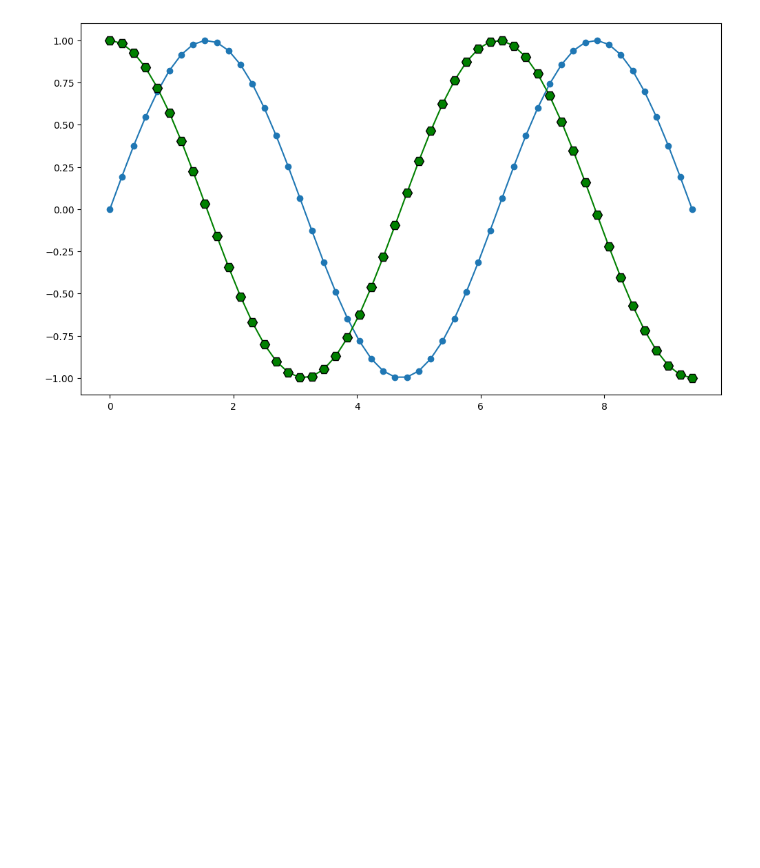
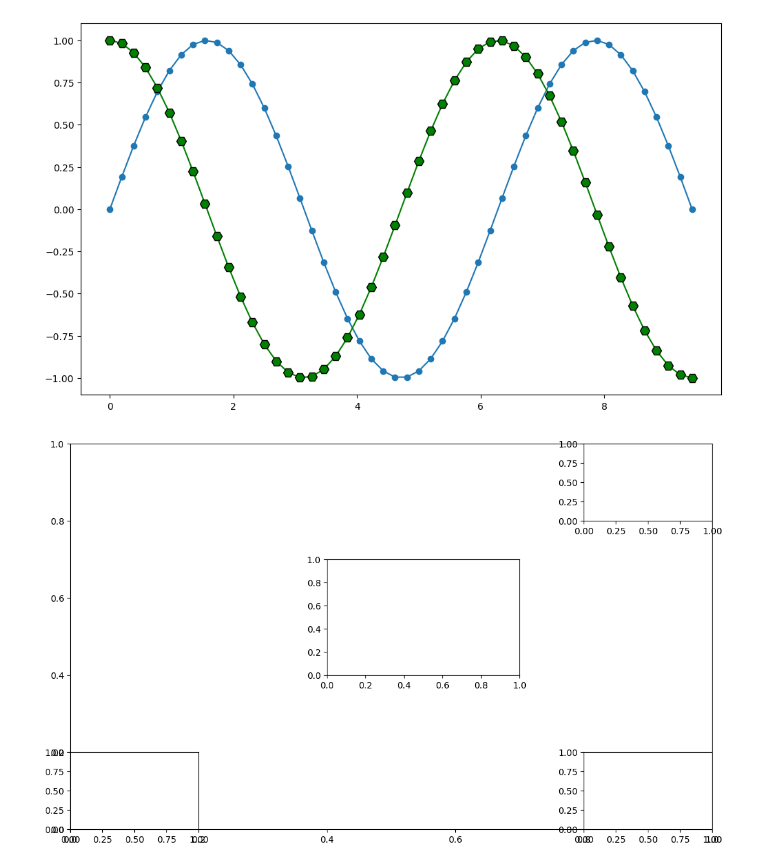
Before and after one commit to KrishnaAgarwal2601/PythonDataScience, a Jupyter notebook: Data Analysis/visualization.ipynb, the cells around one changed output. Saved outputs shown, nothing was run; the diff lists cells and outputs as text; code cells hidden in the pictures; blank space fills up the shorter version.

Commit message:
visualization

```diff
--- a/Data Analysis/visualization.ipynb
+++ b/Data Analysis/visualization.ipynb
@@ -12,3 +12,14 @@ plt.plot(t,y,'H-g', markersize=10 , markeredgecolor='black')
 # %% [output]
 [<matplotlib.lines.Line2D at 0x...>]
 [figure]
+# %%
+years = [2010,2011,2012,2013,2014,2015]
+prices = [120,90,140,150,157,148]
+fig= plt.figure(figsize=(10,6))
+ax1 = fig.add_axes([0,0,1,1]) #[x,y,width,height]
+ax2 = fig.add_axes([0,0,0.2,0.2])
+ax3 = fig.add_axes([0.8,0.8,0.2,0.2])
+ax4 = fig.add_axes([0.8,0,0.2,0.2])
+ax4 = fig.add_axes([0.4,0.4,0.3,0.3])
+# %% [output]
+[figure, added]
```
Also changed, not shown: parts of 4 cells of this notebook.
